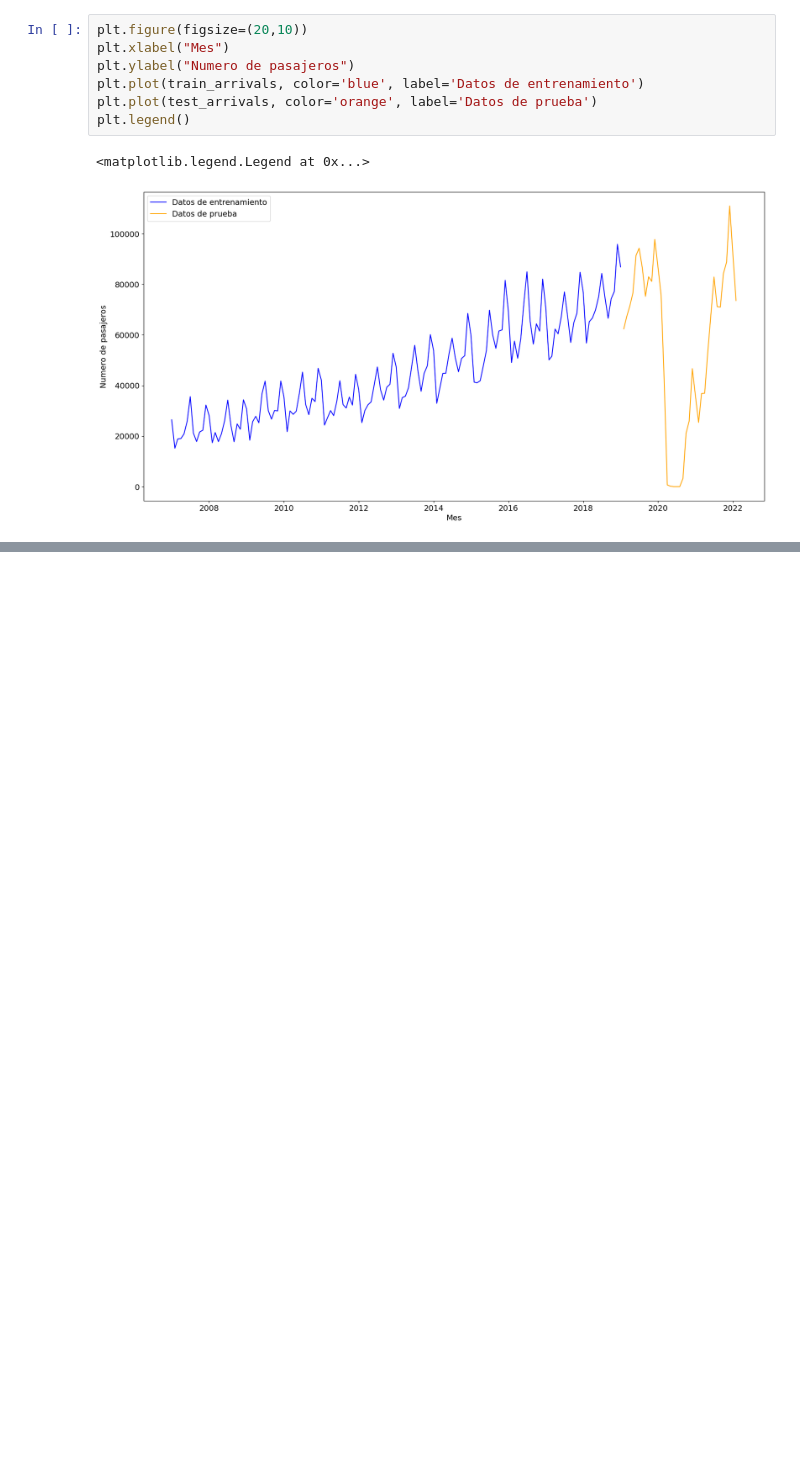
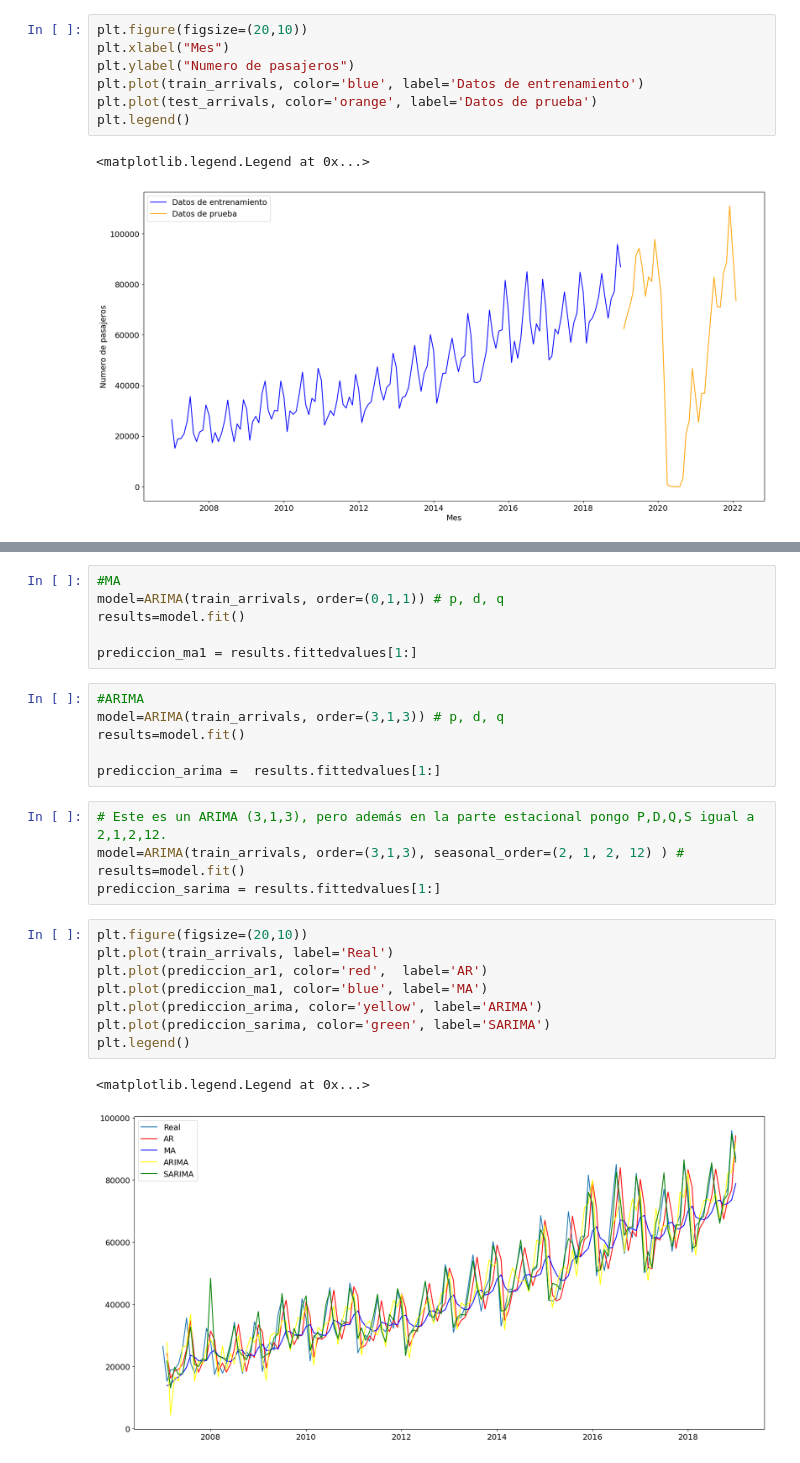
Before and after one commit to LuisLonDev/proyecto-analisis, a Jupyter notebook: proyecto_analisis.ipynb, the cells around one changed output, grey strips where cells are left out. Cells and saved outputs as stored; diff of their text form; blank space fills up the shorter version.

```diff
--- a/proyecto_analisis.ipynb
+++ b/proyecto_analisis.ipynb
@@ -487,0 +426,28 @@ MAE: 2896.609142789049
+# %%
+#MA
+model=ARIMA(train_arrivals, order=(0,1,1)) # p, d, q
+results=model.fit()
+
+prediccion_ma1 = results.fittedvalues[1:]
+# %%
+#ARIMA
+model=ARIMA(train_arrivals, order=(3,1,3)) # p, d, q
+results=model.fit()
+
+prediccion_arima =  results.fittedvalues[1:]
+# %%
+# Este es un ARIMA (3,1,3), pero además en la parte estacional pongo P,D,Q,S igual a 2,1,2,12.
+model=ARIMA(train_arrivals, order=(3,1,3), seasonal_order=(2, 1, 2, 12) ) #
+results=model.fit()
+prediccion_sarima = results.fittedvalues[1:]
+# %%
+plt.figure(figsize=(20,10))
+plt.plot(train_arrivals, label='Real')
+plt.plot(prediccion_ar1, color='red',  label='AR')
+plt.plot(prediccion_ma1, color='blue', label='MA')
+plt.plot(prediccion_arima, color='yellow', label='ARIMA')
+plt.plot(prediccion_sarima, color='green', label='SARIMA')
+plt.legend()
+# %% [output]
+<matplotlib.legend.Legend at 0x...>
+[figure, added]
```
Also changed, not shown: parts of 65 cells of this notebook, 2 other files.
